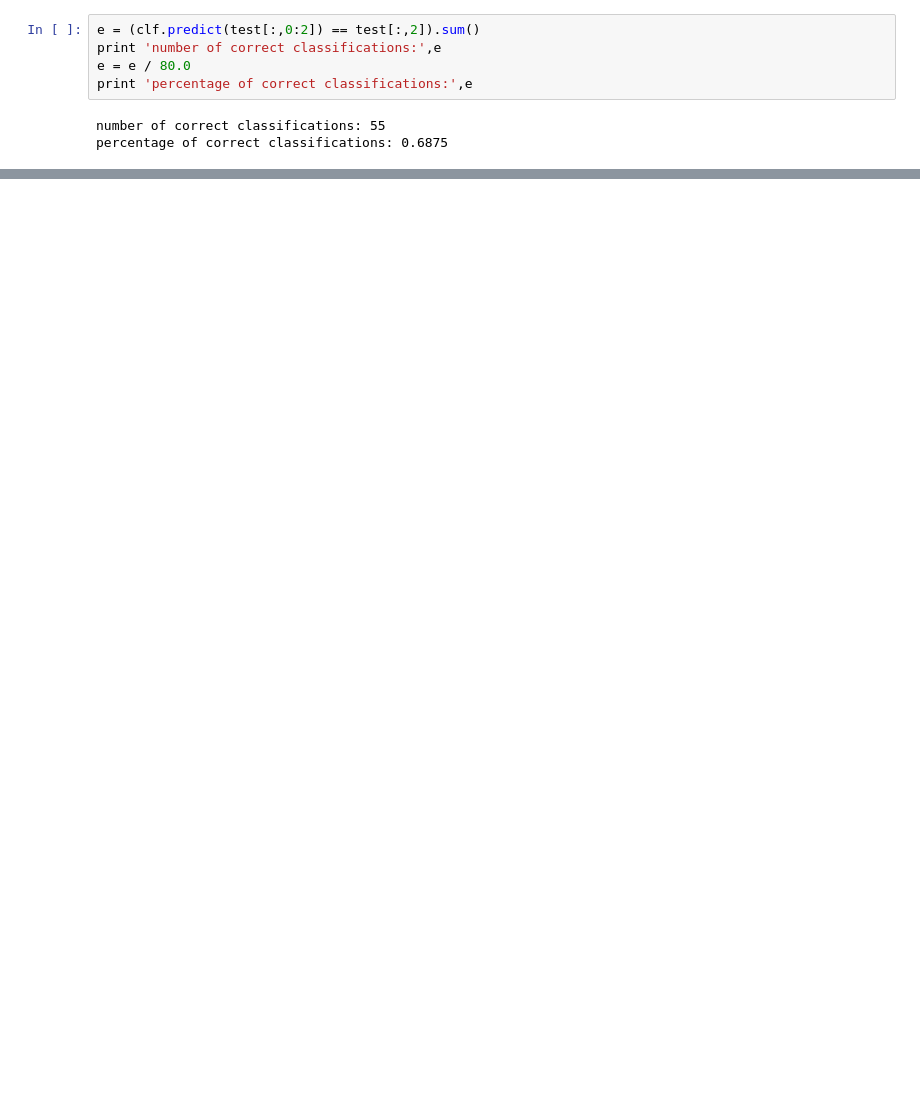
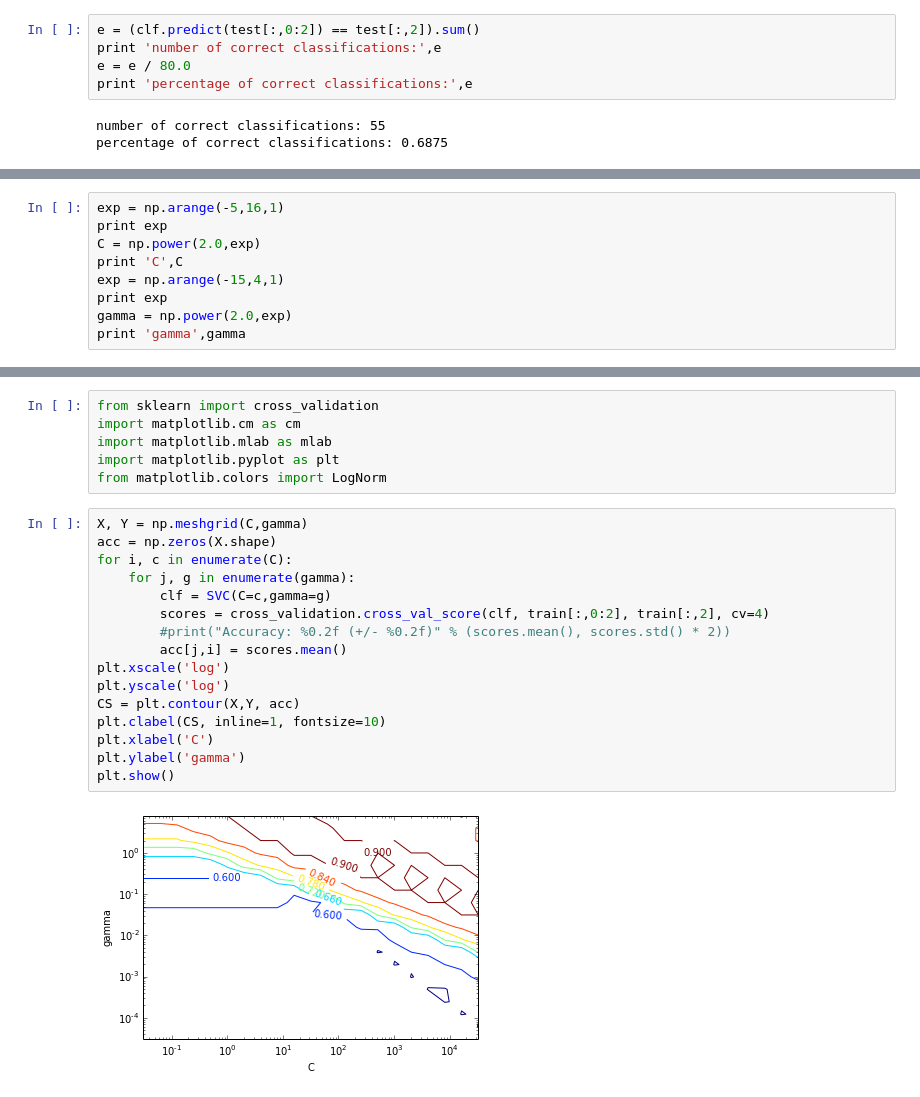
Before and after one commit to JensMeiners/MI1, a Jupyter notebook: Ex09/Ex09.ipynb, the cells around one changed output, grey strips where cells are left out. Saved outputs shown, nothing was run; the diff lists cells and outputs as text; blank space fills up the shorter version.

```diff
--- a/Ex09/Ex09.ipynb
+++ b/Ex09/Ex09.ipynb
@@ -138,2 +138,11 @@ plt.show()
 # %% [markdown]
 <img src="Auswahl_2016-01-11_008.png">
+# %%
+exp = np.arange(-5,16,1)
+print exp
+C = np.power(2.0,exp)
+print 'C',C
+exp = np.arange(-15,4,1)
+print exp
+gamma = np.power(2.0,exp)
+print 'gamma',gamma
@@ -140,4 +164,28 @@ plt.show()
 # %% [markdown]
 <img src="Auswahl_2016-01-11_009.png">
+# %%
+from sklearn import cross_validation
+import matplotlib.cm as cm
+import matplotlib.mlab as mlab
+import matplotlib.pyplot as plt
+from matplotlib.colors import LogNorm
+# %%
+X, Y = np.meshgrid(C,gamma)
+acc = np.zeros(X.shape)
+for i, c in enumerate(C):
+    for j, g in enumerate(gamma):
+        clf = SVC(C=c,gamma=g)
+        scores = cross_validation.cross_val_score(clf, train[:,0:2], train[:,2], cv=4)
+        #print("Accuracy: %0.2f (+/- %0.2f)" % (scores.mean(), scores.std() * 2))
+        acc[j,i] = scores.mean()
+plt.xscale('log')
+plt.yscale('log')
+CS = plt.contour(X,Y, acc)
+plt.clabel(CS, inline=1, fontsize=10)
+plt.xlabel('C')
+plt.ylabel('gamma')
+plt.show()
+# %% [output]
+[figure, added]
 # %% [markdown]
 <img src="Auswahl_2016-01-11_010.png">
```
Also changed, not shown: parts of 17 cells of this notebook.
